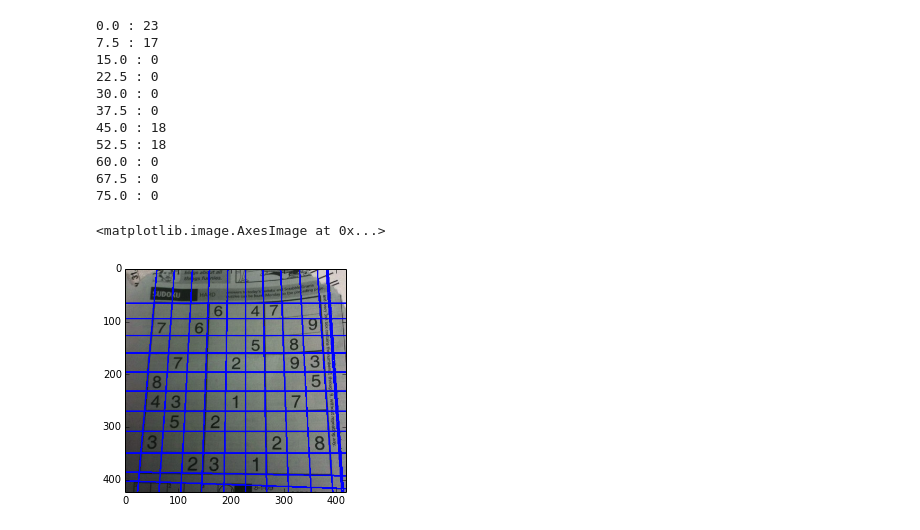
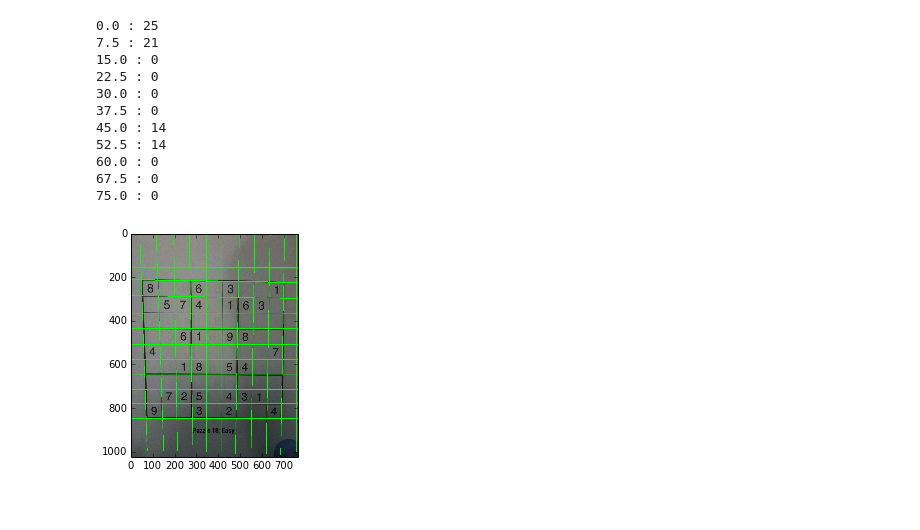
Before and after one commit to mrfuxi/sudoku, a Jupyter notebook: external.ipynb, the cells around one changed output. Saved outputs shown, nothing was run; the diff lists cells and outputs as text; code cells hidden in the pictures.

Commit message:
Draw promissing grid

```diff
--- a/external.ipynb
+++ b/external.ipynb
@@ -9,7 +9,12 @@ import low_structures
 import visualize
 import numpy as np
 # %%
-img_org = process.get_example_image('s5.png')
+img_org = process.get_example_image('s6.png')
 img = process.pre_process(img_org)
 lines = process.find_lines(img, 100)
 dedup = low_structures.remove_duplicate_lines(lines, 15, img.shape)
+
+points = low_structures.intersections(dedup)
+img_w_lines = visualize.draw_lines(img_org, dedup)
+img_w_points = visualize.draw_points(img_w_lines, points.values())
+_ = plt.imshow(img_w_lines)
@@ -34,21 +34,23 @@ for bucket_angle, bucket in buckets.iteritems():
         classes[bucket_angle] = matches
     print np.rad2deg(bucket_angle), ":", len(matches)
 # %% [output]
-0.0 : 23
-7.5 : 17
+0.0 : 25
+7.5 : 21
 15.0 : 0
 22.5 : 0
 30.0 : 0
 37.5 : 0
-45.0 : 18
-52.5 : 18
+45.0 : 14
+52.5 : 14
 60.0 : 0
 67.5 : 0
 75.0 : 0
 # %%
+empty = img_org.copy()
+empty.fill(0)
 line_class = classes.values()[0]
-tmp = visualize.draw_lines(img_org, line_class)
-plt.imshow(tmp, hold=True)
+tmp = visualize.draw_lines(img_org, line_class, thickness=2)
+_ = plt.imshow(tmp)
+# cv2.imwrite('img.png', tmp)
 # %% [output]
-<matplotlib.image.AxesImage at 0x...>
-[figure, old version]
+[figure, new version]
```
Also changed, not shown: parts of 2 cells of this notebook.
